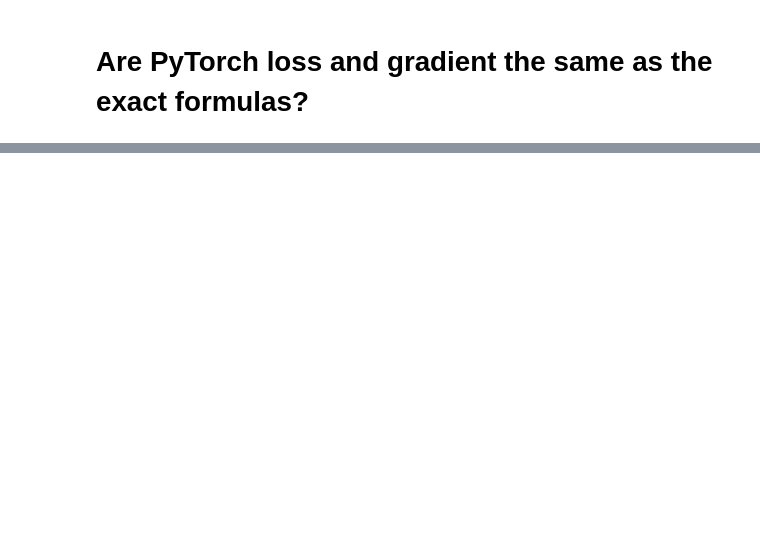
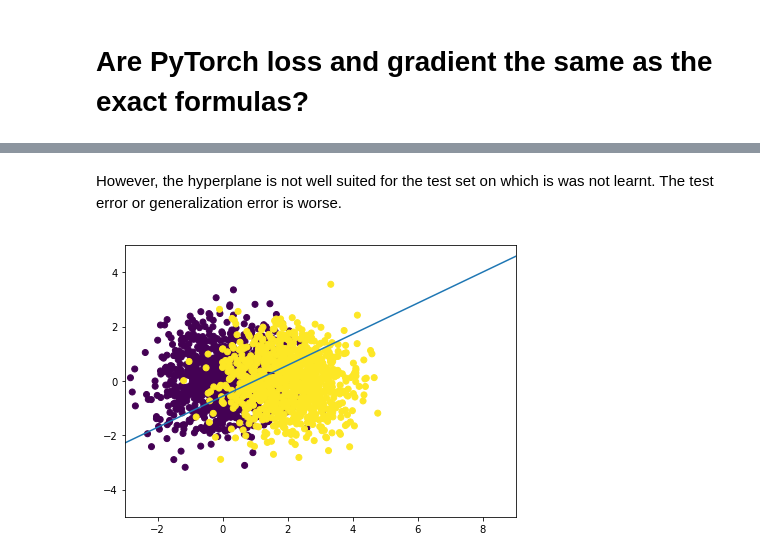
Before and after one commit to Zeinab-Haroon/ammi_dldiy, a Jupyter notebook: day1_tp/debug/logistic_regression_corr.ipynb, the cells around one changed output, grey strips where cells are left out. Saved outputs shown, nothing was run; the diff lists cells and outputs as text; code cells hidden in the pictures; blank space fills up the shorter version.

```diff
--- a/day1_tp/debug/logistic_regression_corr.ipynb
+++ b/day1_tp/debug/logistic_regression_corr.ipynb
@@ -187,0 +303,22 @@ model.weight.grad, gradient(model.weight.data.t(), -model.bias.data, X, T)[0]
+# %% [markdown]
+However, the hyperplane is not well suited for the test set on which is was not learnt. The test error or generalization error is worse.
+# %%
+# how to recover the hyperplane from the model?
+new_w = model.weight.data
+new_b = model.bias.data
+points = torch.linspace(-10, 10, 100)
+hyperplane = -new_w[0, 0] / new_w[0, 1] * points - new_b / new_w[0, 1]
+
+# plot the hyperplane and see that it does separate well the data
+plt.figure(figsize=(7, 5))
+plt.plot(points, hyperplane)
+plt.xlim([-3, 9])
+plt.ylim([-5, 5])
+plt.scatter(X_test[:, 0], X_test[:, 1], c=T_test)
+plt.show()
+
+# test loss
+Y_test = (T_test + 1) / 2
+print('Test loss: {:.4f}'.format(loss(model(X_test)[:,0], Y_test)))
+# %% [output]
+[figure, added]
```
Also changed, not shown: parts of 16 cells of this notebook.
